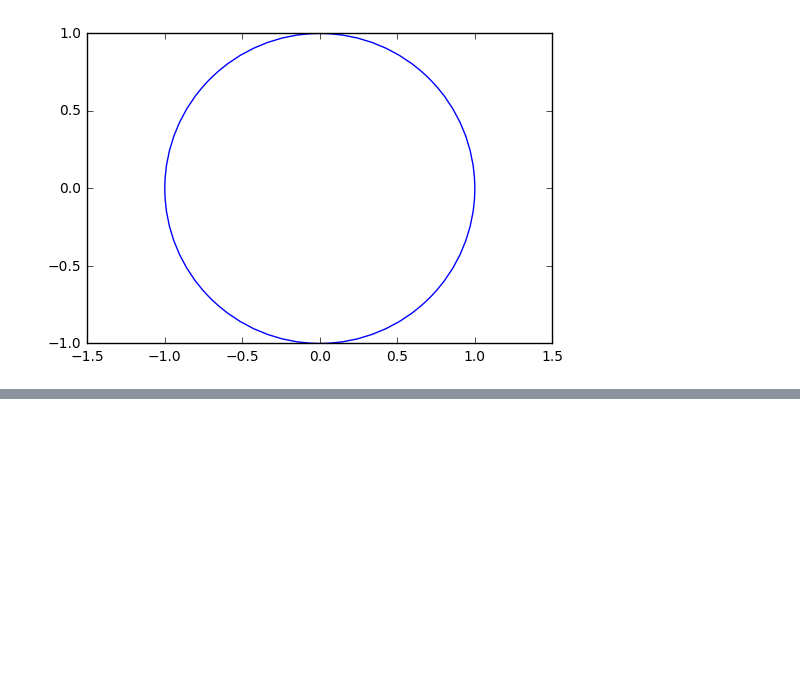
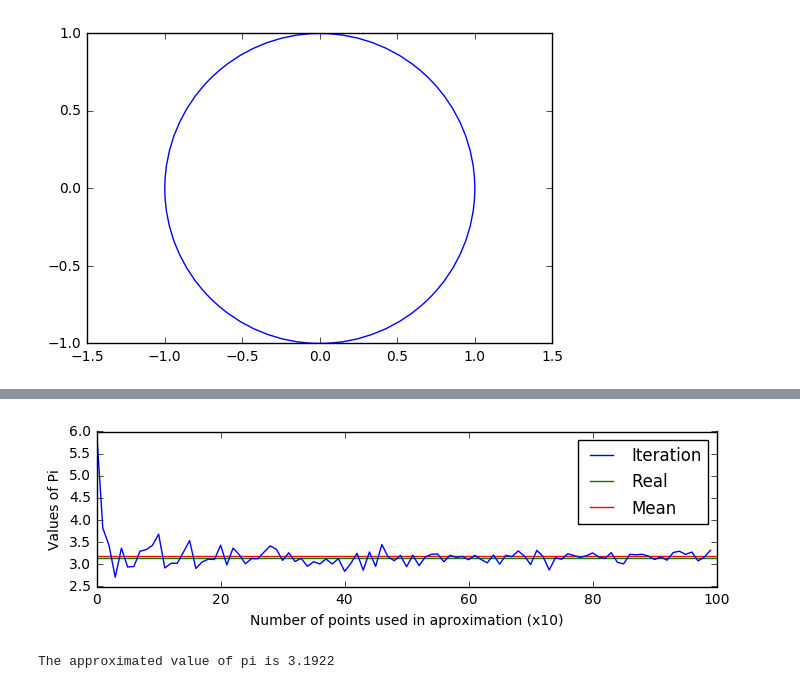
Before and after one commit to victorgcapone/datascience, a Jupyter notebook: Monte Carlos Experiments/Monte Carlo Demonstration.ipynb, the cells around one changed output, grey strips where cells are left out. Cells and saved outputs as stored; diff of their text form; code cells hidden in the pictures; blank space fills up the shorter version.

```diff
--- a/Monte Carlos Experiments/Monte Carlo Demonstration.ipynb
+++ b/Monte Carlos Experiments/Monte Carlo Demonstration.ipynb
@@ -36,0 +50,17 @@ def monte_carlo_pi(points, return_points=False):
+# %%
+#Now, lets see how many points we need for a good estimation
+plt.figure(figsize=(8, 2))
+point_number = range(1, 1000,10)
+estimated = [monte_carlo_pi(number) for number in point_number]
+total_mean = sum(estimated)/ len(estimated)
+plt.hlines(math.pi, 0, 100, color='green')
+plt.hlines(total_mean, 0, 100, color='red')
+plt.plot(estimated)
+plt.legend(["Iteration", "Real", "Mean"], loc="best")
+plt.xlabel("Number of points used in aproximation (x10)")
+plt.ylabel("Values of Pi")
+plt.show()
+print("The approximated value of pi is %.4f" % total_mean)
+# %% [output]
+[figure, added]
+The approximated value of pi is 3.1922
```
Also changed, not shown: parts of 17 cells of this notebook.
